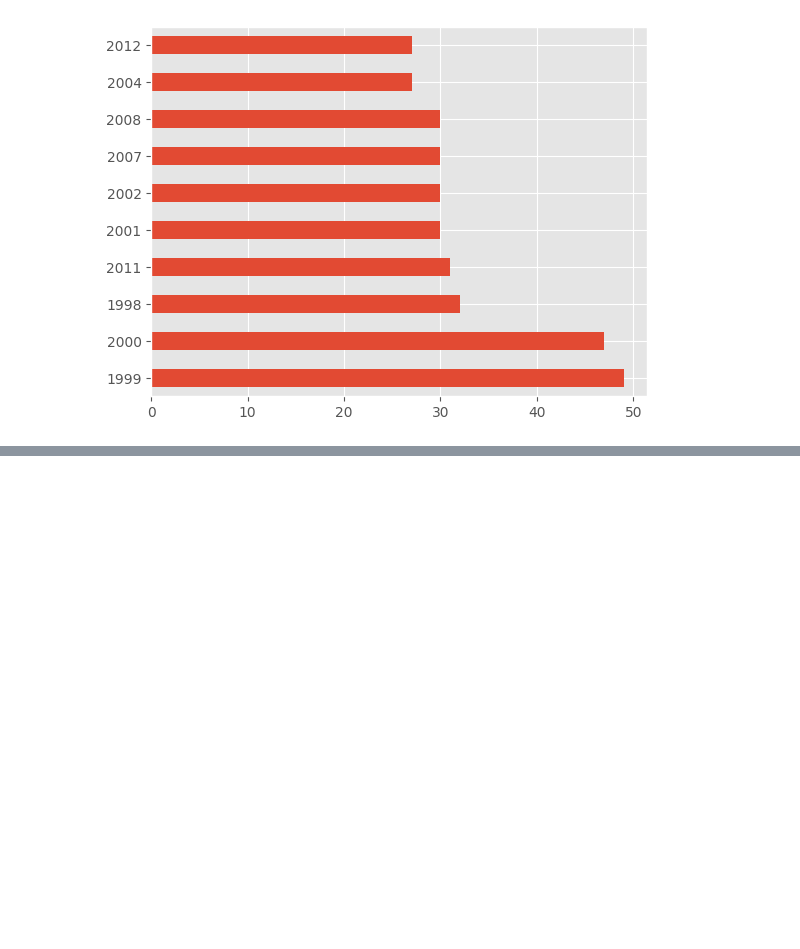
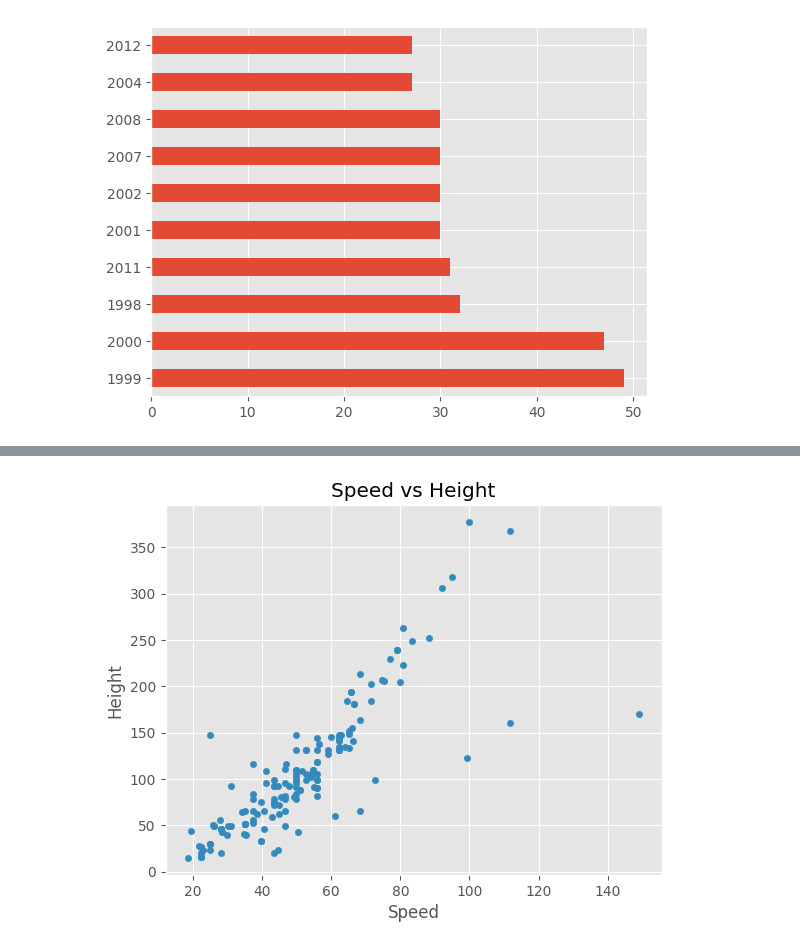
Before and after one commit to Darklaneanjana/ML_DL, a Jupyter notebook: learn/Exploratory Data Analysis/Exploratory_Data_Analysis.ipynb, the cells around one changed output, grey strips where cells are left out. Saved outputs shown, nothing was run; the diff lists cells and outputs as text; code cells hidden in the pictures; blank space fills up the shorter version.

```diff
--- a/learn/Exploratory Data Analysis/Exploratory_Data_Analysis.ipynb
+++ b/learn/Exploratory Data Analysis/Exploratory_Data_Analysis.ipynb
@@ -136,0 +157,5 @@ df['Year_Introduced'].value_counts().head(10).plot(kind= 'barh', title='Top Year
+# %%
+df.plot(kind='scatter', x='Speed', y='Height', title='Speed vs Height')
+plt.show()
+# %% [output]
+[figure, added]
```
Also changed, not shown: parts of 8 cells of this notebook.
